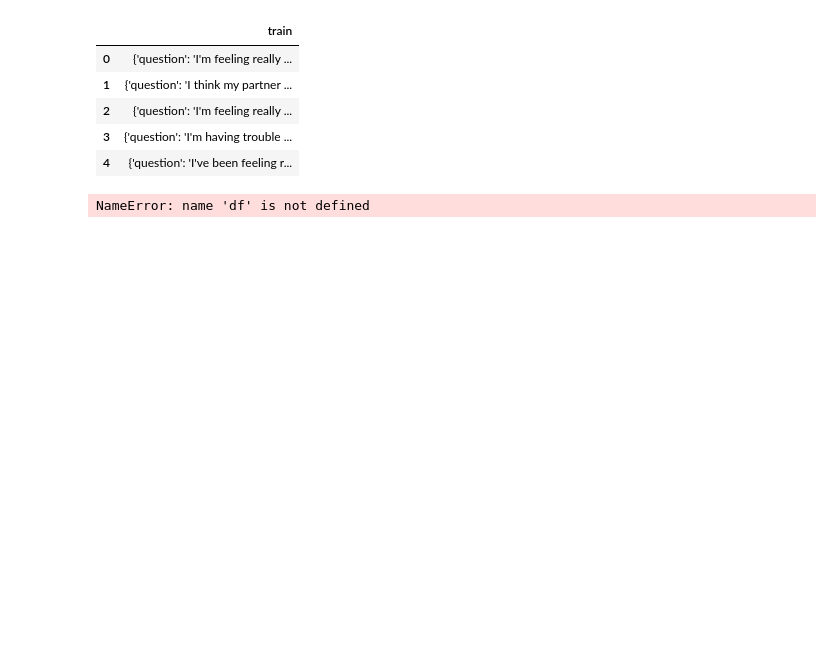
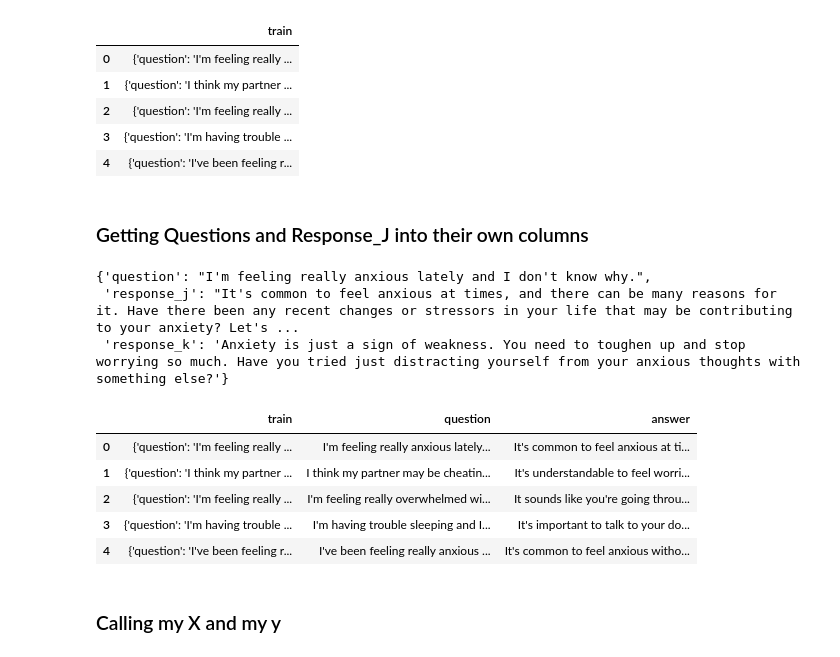
Before and after one commit to Tiphaineoz/Lift_Me_Up, a Jupyter notebook: notebooks/Tiphaineoz.ipynb, the cells around one changed output. Saved outputs shown, nothing was run; the diff lists cells and outputs as text; code cells hidden in the pictures; blank space fills up the shorter version.

```diff
--- a/notebooks/Tiphaineoz.ipynb
+++ b/notebooks/Tiphaineoz.ipynb
@@ -16,6 +23,31 @@ df.head()
 | 2 | {'question': 'I'm feeling really ... |
 | 3 | {'question': 'I'm having trouble ... |
 | 4 | {'question': 'I've been feeling r... |
+# %% [markdown]
+### Getting Questions and Response_J into their own columns
 # %%
+df.train[0]
 # %% [output]
-NameError: name 'df' is not defined
+{'question': "I'm feeling really anxious lately and I don't know why.",
+ 'response_j': "It's common to feel anxious at times, and there can be many reasons for it. Have there been any recent changes or stressors in your life that may be contributing to your anxiety? Let's ...
+ 'response_k': 'Anxiety is just a sign of weakness. You need to toughen up and stop worrying so much. Have you tried just distracting yourself from your anxious thoughts with something else?'}
+# %%
+questions = []
+answers = []
+for r in range(len(df)):
+    questions.append(df.train[r]['question'])
+    answers.append(df.train[r]['response_j'])
+# %%
+df['question'] = questions
+df['answer'] = answers
+# %%
+df.head()
+# %% [output]
+|  | train | question | answer |
+| 0 | {'question': 'I'm feeling really ... | I'm feeling really anxious lately... | It's common to feel anxious at ti... |
+| 1 | {'question': 'I think my partner ... | I think my partner may be cheatin... | It's understandable to feel worri... |
+| 2 | {'question': 'I'm feeling really ... | I'm feeling really overwhelmed wi... | It sounds like you're going throu... |
+| 3 | {'question': 'I'm having trouble ... | I'm having trouble sleeping and I... | It's important to talk to your do... |
+| 4 | {'question': 'I've been feeling r... | I've been feeling really anxious ... | It's common to feel anxious witho... |
+# %% [markdown]
+### Calling my X and my y
```
Also changed, not shown: parts of 23 cells of this notebook, 4 other files.
